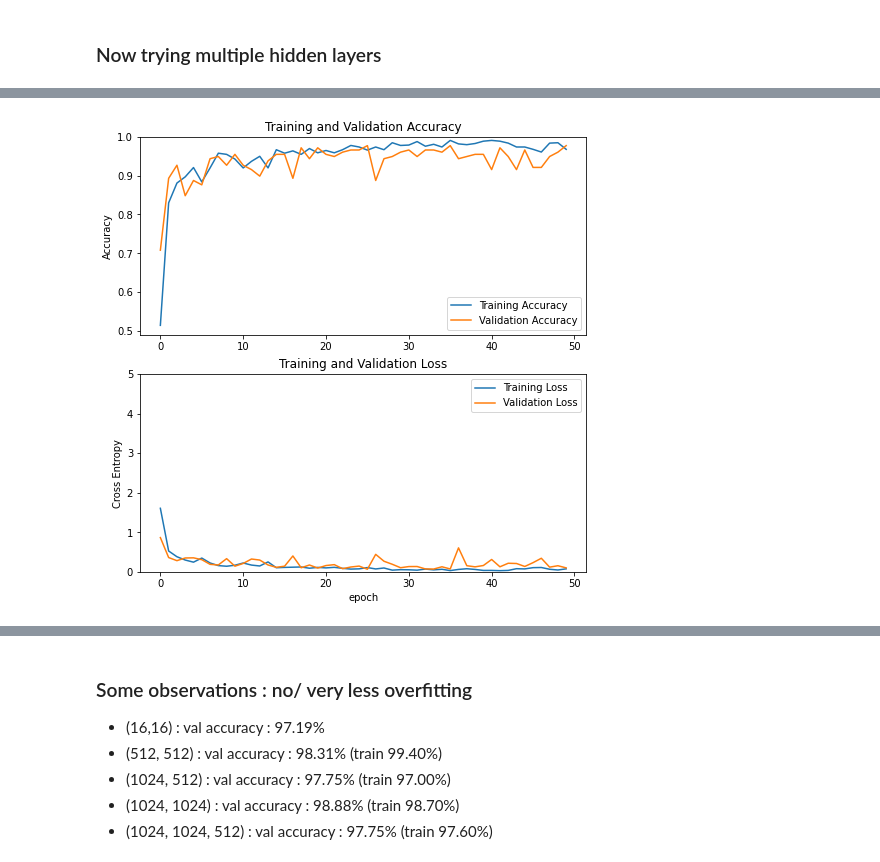
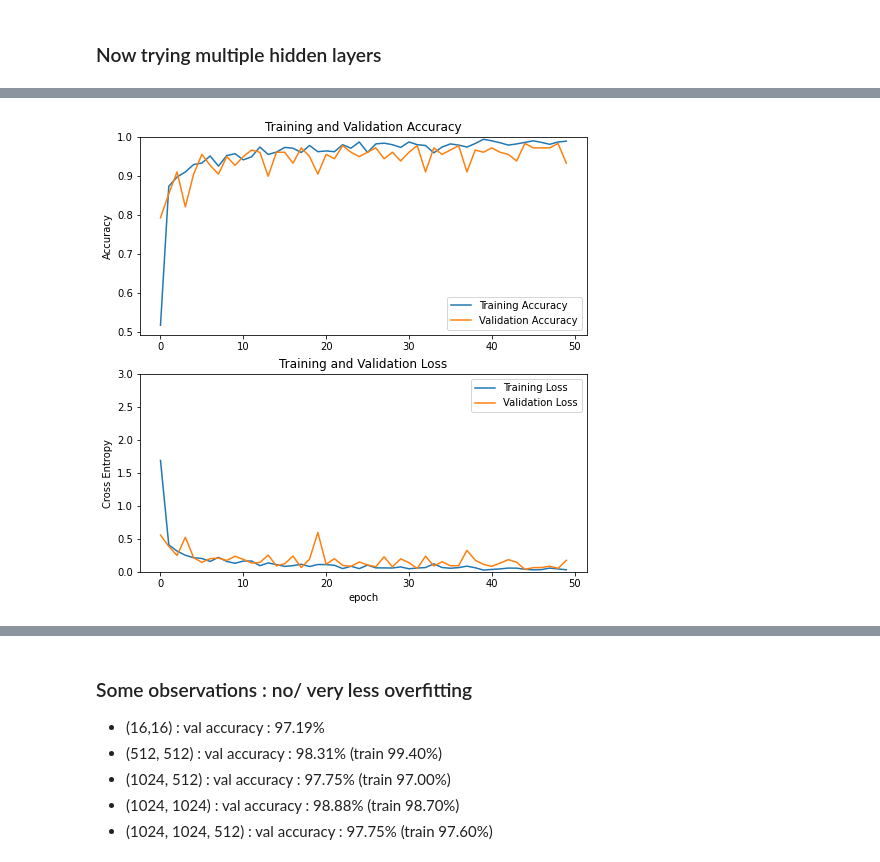
Before and after one commit to revantteotia/gurumukhi-digit-classification, a Jupyter notebook: gur_digit_classification_with_augmentation.ipynb, the cells around one changed output, grey strips where cells are left out. Drawn from its saved outputs; the diff is of its cells as text; code cells hidden in the pictures.

```diff
--- a/gur_digit_classification_with_augmentation.ipynb
+++ b/gur_digit_classification_with_augmentation.ipynb
@@ -35,7 +48,7 @@ def plot_loss_accuracy(history):
     plt.plot(val_loss, label='Validation Loss')
     plt.legend(loc='upper right')
     plt.ylabel('Cross Entropy')
-    plt.ylim([0,5.0])
+    plt.ylim([0,3.0])
     plt.title('Training and Validation Loss')
     plt.xlabel('epoch')
     plt.show()
@@ -318,7 +331,7 @@ def create_multi_hidden_layer_NN():
         layers.Flatten(input_shape = IMAGE_SHAPE),
         layers.Dense(1024, activation='relu'),
         layers.Dense(1024, activation='relu'),
-        layers.Dense(512, activation='relu'),
+        # layers.Dense(512, activation='relu'),
         layers.Dense(NUM_OF_CLASSES, activation='softmax')
     ])
 
@@ -360,7 +371,7 @@ multi_hidden_layer_NN_checkpoint_callback = tf.keras.callbacks.ModelCheckpoint(
     mode='max',
     save_best_only=True)
 
-multi_hidden_layer_NN_checkpoint_filepath_history = multi_hidden_layer_NN.fit(train_data_gen, epochs=50,
+multi_hidden_layer_NN_history = multi_hidden_layer_NN.fit(train_data_gen, epochs=50,
                     validation_data=val_data_gen,
                     callbacks=[multi_hidden_layer_NN_checkpoint_callback])
 # %% [output]
@@ -384,7 +395,7 @@ Epoch 50/50
 # %%
-plot_loss_accuracy(multi_hidden_layer_NN_checkpoint_filepath_history)
+plot_loss_accuracy(multi_hidden_layer_NN_history)
 # %% [output]
-[figure, old version]
+[figure, new version]
 # %%
 multi_hidden_layer_NN_checkpoint_filepath = 'multi_hidden_layer_NN/checkpoint/'
 
```
Also changed, not shown: parts of 15 cells of this notebook, 2 other files.
